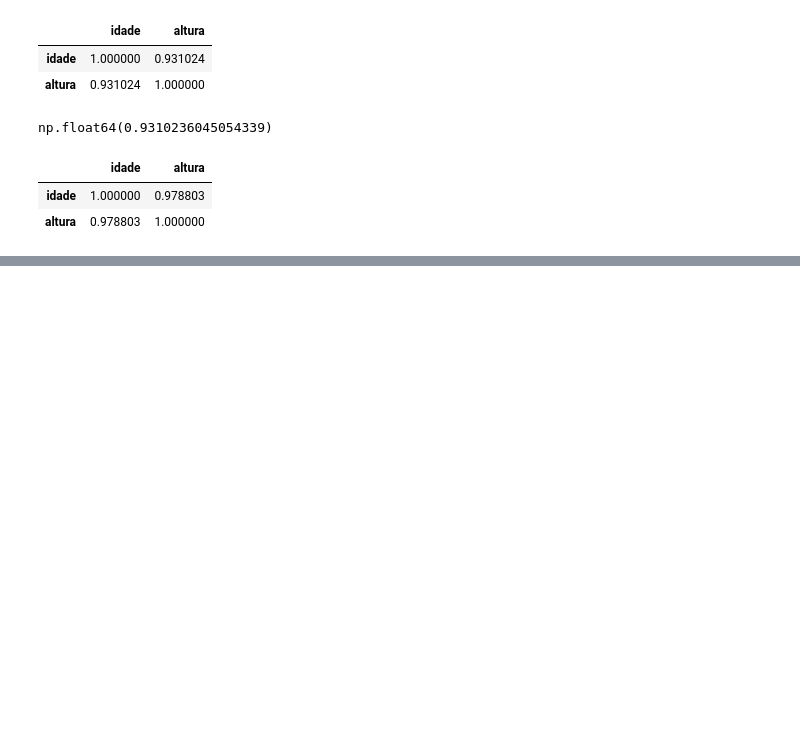
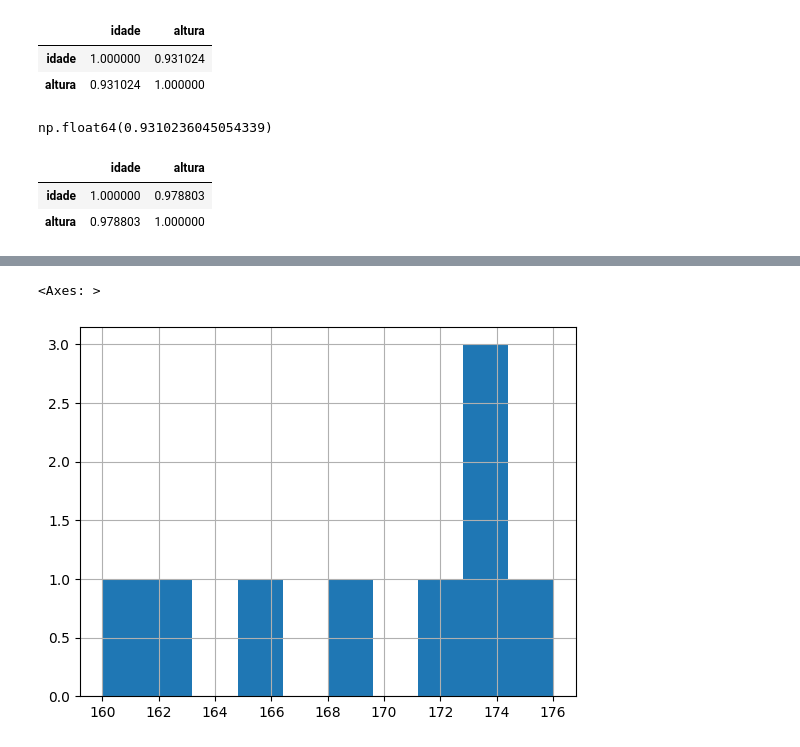
Before and after one commit to ramomOliveira/estatistica_devs, a Jupyter notebook: estatistica_devs.ipynb, the cells around one changed output, grey strips where cells are left out. Saved outputs shown, nothing was run; the diff lists cells and outputs as text; code cells hidden in the pictures; blank space fills up the shorter version.

```diff
--- a/estatistica_devs.ipynb
+++ b/estatistica_devs.ipynb
@@ -121,0 +129,6 @@ df_medidas.corr(method='spearman')
+# %%
+# Histograma da altura
+df_medidas["altura"].hist()
+# %% [output]
+<Axes: >
+[figure, added]
```
Also changed, not shown: parts of 2 cells of this notebook, 2 other files.
